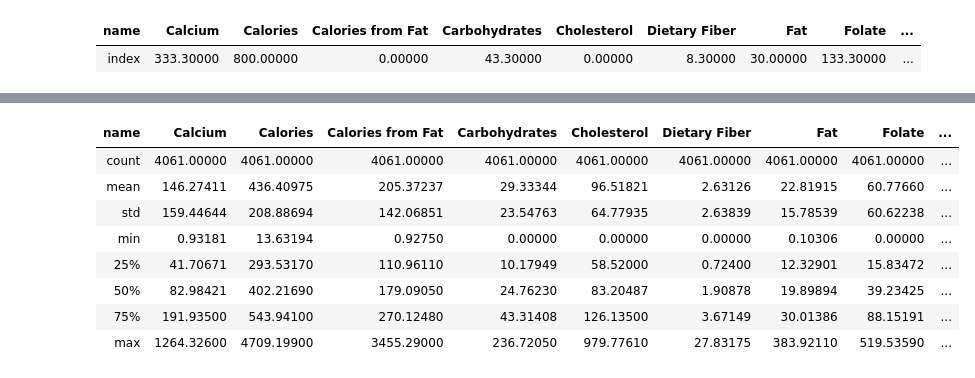
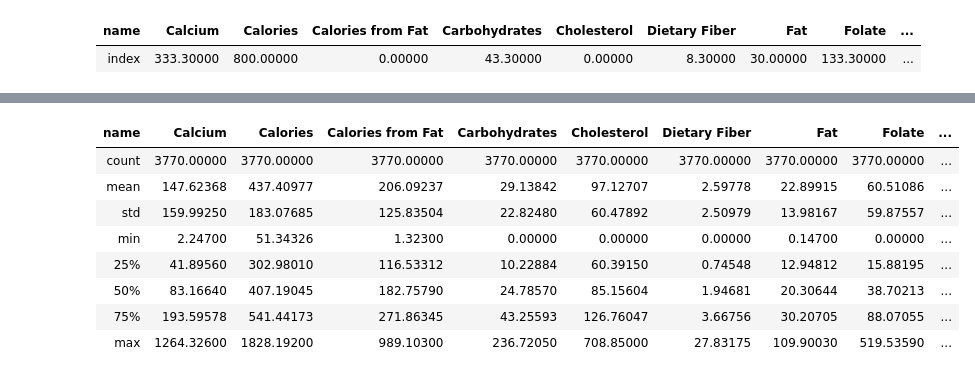
Before and after one commit to DanielVolz/jupyter_notebooks, a Jupyter notebook: important/all cases/fat_profile_3_variations_copy.ipynb, the cells around one changed output, grey strips where cells are left out. Drawn from its saved outputs; the diff is of its cells as text; code cells hidden in the pictures.

```diff
--- a/important/all cases/fat_profile_3_variations_copy.ipynb
+++ b/important/all cases/fat_profile_3_variations_copy.ipynb
@@ -956,15 +984,15 @@ nutrition_top20_carbs.describe()
 # %%
-nutrition_db.describe()
+nutrition_db2.describe()
 # %% [output]
 | name | Calcium | Calories | Calories from Fat | Carbohydrates | Cholesterol | Dietary Fiber | Fat | Folate | ... |
-| count | 4061.00000 | 4061.00000 | 4061.00000 | 4061.00000 | 4061.00000 | 4061.00000 | 4061.00000 | 4061.00000 | ... |
-| mean | 146.27411 | 436.40975 | 205.37237 | 29.33344 | 96.51821 | 2.63126 | 22.81915 | 60.77660 | ... |
-| std | 159.44644 | 208.88694 | 142.06851 | 23.54763 | 64.77935 | 2.63839 | 15.78539 | 60.62238 | ... |
-| min | 0.93181 | 13.63194 | 0.92750 | 0.00000 | 0.00000 | 0.00000 | 0.10306 | 0.00000 | ... |
-| 25% | 41.70671 | 293.53170 | 110.96110 | 10.17949 | 58.52000 | 0.72400 | 12.32901 | 15.83472 | ... |
-| 50% | 82.98421 | 402.21690 | 179.09050 | 24.76230 | 83.20487 | 1.90878 | 19.89894 | 39.23425 | ... |
-| 75% | 191.93500 | 543.94100 | 270.12480 | 43.31408 | 126.13500 | 3.67149 | 30.01386 | 88.15191 | ... |
-| max | 1264.32600 | 4709.19900 | 3455.29000 | 236.72050 | 979.77610 | 27.83175 | 383.92110 | 519.53590 | ... |
+| count | 3770.00000 | 3770.00000 | 3770.00000 | 3770.00000 | 3770.00000 | 3770.00000 | 3770.00000 | 3770.00000 | ... |
+| mean | 147.62368 | 437.40977 | 206.09237 | 29.13842 | 97.12707 | 2.59778 | 22.89915 | 60.51086 | ... |
+| std | 159.99250 | 183.07685 | 125.83504 | 22.82480 | 60.47892 | 2.50979 | 13.98167 | 59.87557 | ... |
+| min | 2.24700 | 51.34326 | 1.32300 | 0.00000 | 0.00000 | 0.00000 | 0.14700 | 0.00000 | ... |
+| 25% | 41.89560 | 302.98010 | 116.53312 | 10.22884 | 60.39150 | 0.74548 | 12.94812 | 15.88195 | ... |
+| 50% | 83.16640 | 407.19045 | 182.75790 | 24.78570 | 85.15604 | 1.94681 | 20.30644 | 38.70213 | ... |
+| 75% | 193.59578 | 541.44173 | 271.86345 | 43.25593 | 126.76047 | 3.66756 | 30.20705 | 88.07055 | ... |
+| max | 1264.32600 | 1828.19200 | 989.10300 | 236.72050 | 708.85000 | 27.83175 | 109.90030 | 519.53590 | ... |
 # %%
 result_array = cdist(recommenden_nut_low_fat, nutrition_db3, 'minkowski', p=2, w=weighted_fat)
 euclid_distance = pd.DataFrame(
```
Also changed, not shown: parts of 51 cells of this notebook, 1 other file.
